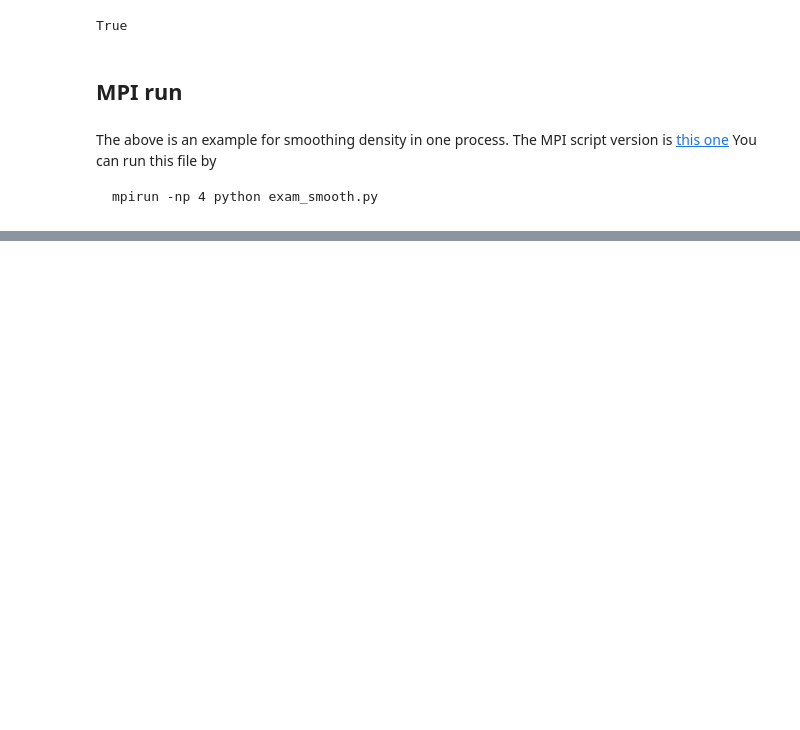
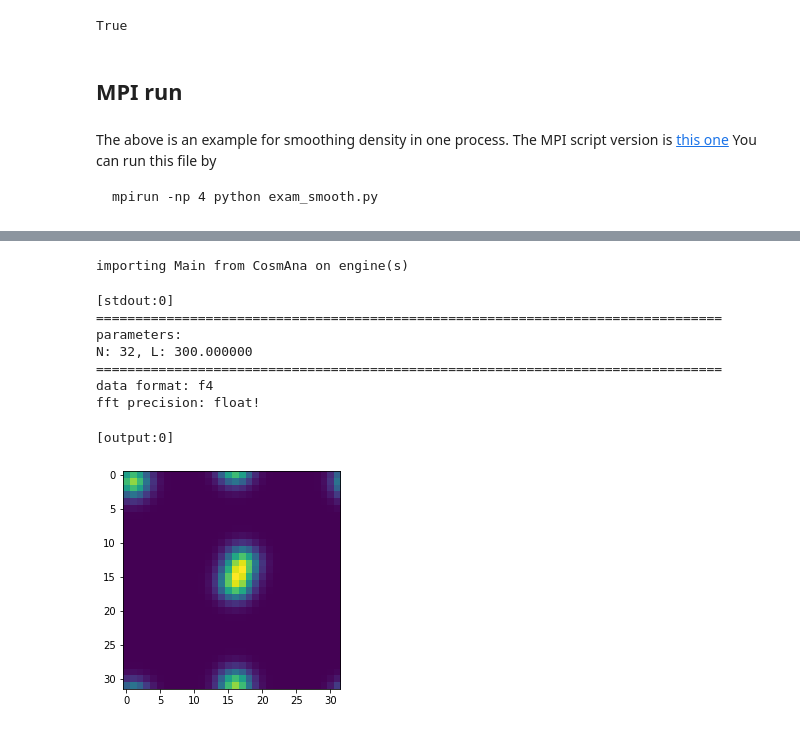
Before and after one commit to POFK/CosmAna, a Jupyter notebook: CosmAna/exam/exam_smooth.ipynb, the cells around one changed output, grey strips where cells are left out. Saved outputs shown, nothing was run; the diff lists cells and outputs as text; code cells hidden in the pictures; blank space fills up the shorter version.

```diff
--- a/CosmAna/exam/exam_smooth.ipynb
+++ b/CosmAna/exam/exam_smooth.ipynb
@@ -141,0 +159,43 @@ mpirun -np 4 python exam_smooth.py
+# %%
+with clients[:].sync_imports():
+    from CosmAna import Main # must import this line first
+# %% [output]
+importing Main from CosmAna on engine(s)
+# %%
+%%px
+from CosmAna import Main
+import numpy as np
+Ng = 32 # grids number per side
+L = 300. # boxsize
+sigma = 15.
+# %%
+%%px
+"""
+float:
+"""
+CA = Main(L=L, Ng=Ng, format='f4') # if float, format='f4'; else if double, format='f8'
+#==================== read data =============================
+path = '/tmp/test.bin'
+data = CA.fromfile(path=path, shape=[Ng, Ng, Ng], dtype=np.float32)
+data = data.reshape([Ng//CA.size,Ng,Ng])
+#==================== smoothing =============================
+datas = CA.Smooth(data.astype(np.complex64), sigma)
+#==================== save data =============================
+CA.tofile(datas, path='/tmp/test_fs.bin')
+#====================== check ===============================
+if CA.rank == 0:
+    import matplotlib.pyplot as plt
+    s = np.fromfile('/tmp/test_fs.bin', dtype=np.float32)
+    s = s.reshape(Ng,Ng,Ng)
+    plt.imshow(s.mean(axis=0))
+    plt.show()
+# %% [output]
+[stdout:0]
+================================================================================
+parameters:
+N: 32, L: 300.000000
+================================================================================
+data format: f4
+fft precision: float!
+[output:0]
+[figure, added]
```
Also changed, not shown: parts of 13 cells of this notebook, 4 other files.
